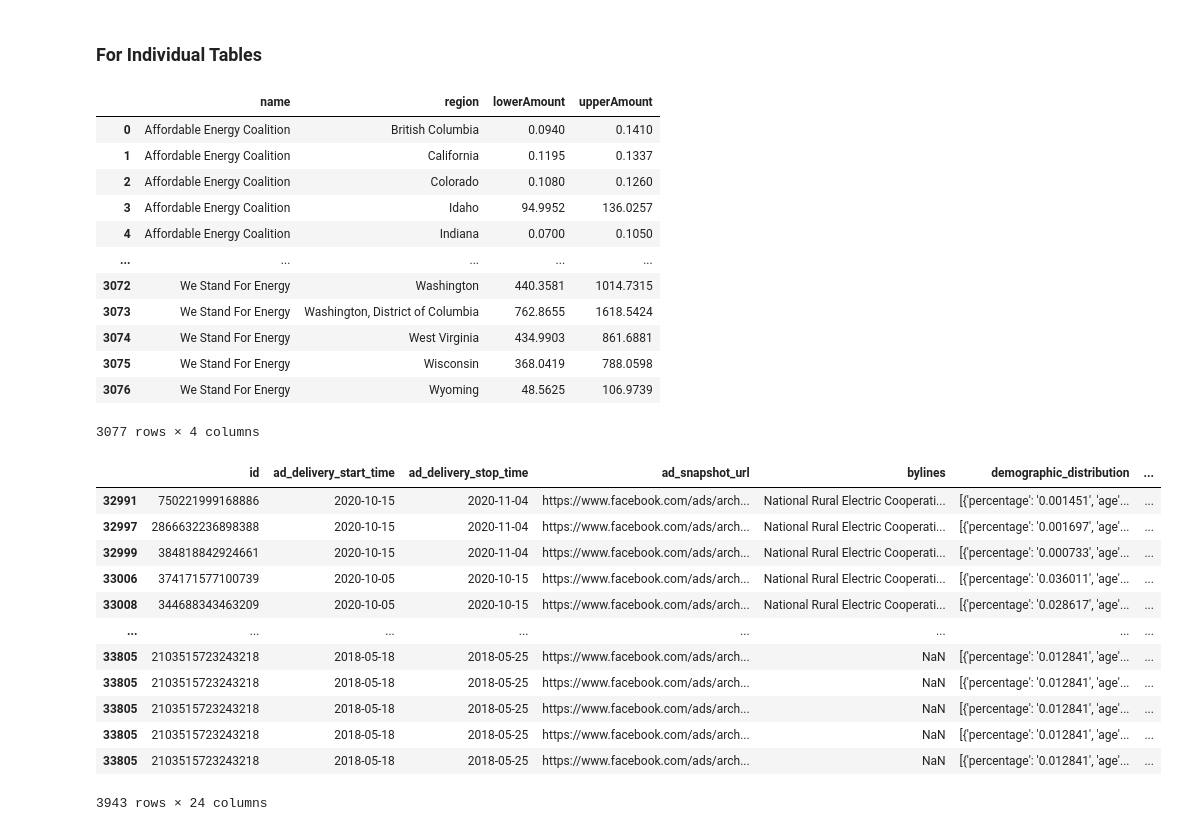
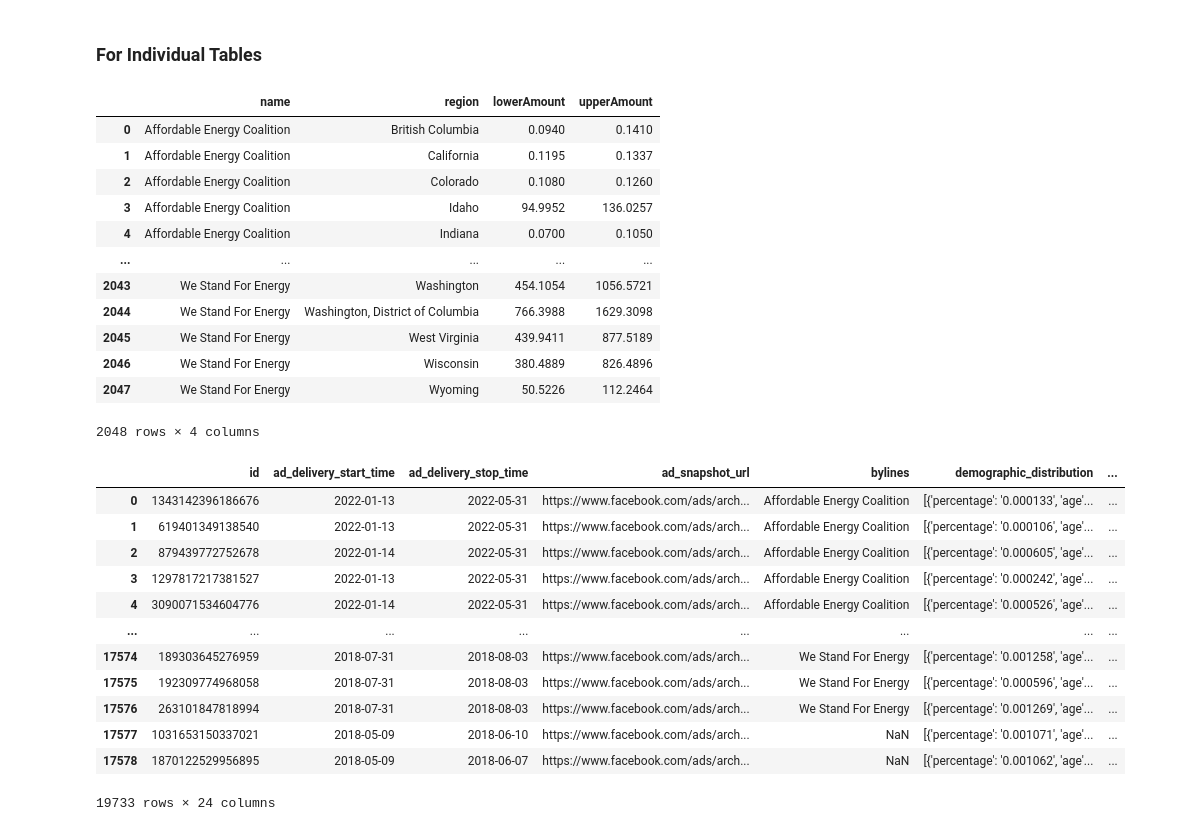
Before and after one commit to Energy-and-Policy-Institute/fb-ad-tracker, a Jupyter notebook: scripts/fetch-facebook-ads.ipynb, the cells around one changed output. Cells and saved outputs as stored; diff of their text form; code cells hidden in the pictures.

```diff
--- a/scripts/fetch-facebook-ads.ipynb
+++ b/scripts/fetch-facebook-ads.ipynb
@@ -84,7 +84,7 @@ idList = ['106039214814684',
 '105502284969626',
 '49560242814',
 '101691091213750',
-'113891694102',
+# '113891694102', removed Energy Citizens
 '292970844058835',
 '100801038449520',
 '108095672108380',
@@ -119,7 +119,7 @@ for i in idList:
     "search_page_ids": i,
     "ad_reached_countries": ["US"],
     "ad_delivery_date_min": "2018-05-24",
-    "ad_delivery_date_max": "2023-06-11",
+    "ad_delivery_date_max": "2023-06-29",
     "fields": "id, ad_delivery_start_time, ad_delivery_stop_time, ad_snapshot_url, bylines, delivery_by_region, demographic_distribution, impressions, publisher_platforms, spend, ad_creative_bodies, ad_creative_link_captions, ad_creative_link_descriptions, ad_creative_link_titles, page_name, page_id"
 })
     # Get the json document and pull out the next link and the data
@@ -257,29 +257,29 @@ result[['page_name', 'region', 'lowerAmount', 'upperAmount']].groupby(['page_nam
 | 3 | Affordable Energy Coalition | Idaho | 94.9952 | 136.0257 |
 | 4 | Affordable Energy Coalition | Indiana | 0.0700 | 0.1050 |
 | ... | ... | ... | ... | ... |
-| 3072 | We Stand For Energy | Washington | 440.3581 | 1014.7315 |
-| 3073 | We Stand For Energy | Washington, District of Columbia | 762.8655 | 1618.5424 |
-| 3074 | We Stand For Energy | West Virginia | 434.9903 | 861.6881 |
-| 3075 | We Stand For Energy | Wisconsin | 368.0419 | 788.0598 |
-| 3076 | We Stand For Energy | Wyoming | 48.5625 | 106.9739 |
+| 2043 | We Stand For Energy | Washington | 454.1054 | 1056.5721 |
+| 2044 | We Stand For Energy | Washington, District of Columbia | 766.3988 | 1629.3098 |
+| 2045 | We Stand For Energy | West Virginia | 439.9411 | 877.5189 |
+| 2046 | We Stand For Energy | Wisconsin | 380.4889 | 826.4896 |
+| 2047 | We Stand For Energy | Wyoming | 50.5226 | 112.2464 |
-3077 rows × 4 columns
+2048 rows × 4 columns
 # %%
 # if the percentage amount is less 10%, don't include it
-# result.query("percentage >.10")
-result.query(" page_name == 'Cooperative Action Network' ")
+result.query("percentage >.10")
+# result.query(" page_name == 'Cooperative Action Network' ")
 # %% [output]
 |  | id | ad_delivery_start_time | ad_delivery_stop_time | ad_snapshot_url | bylines | demographic_distribution | ... |
-| 32991 | 750221999168886 | 2020-10-15 | 2020-11-04 | https://www.facebook.com/ads/arch... | National Rural Electric Cooperati... | [{'percentage': '0.001451', 'age'... | ... |
-| 32997 | 2866632236898388 | 2020-10-15 | 2020-11-04 | https://www.facebook.com/ads/arch... | National Rural Electric Cooperati... | [{'percentage': '0.001697', 'age'... | ... |
-| 32999 | 384818842924661 | 2020-10-15 | 2020-11-04 | https://www.facebook.com/ads/arch... | National Rural Electric Cooperati... | [{'percentage': '0.000733', 'age'... | ... |
-| 33006 | 374171577100739 | 2020-10-05 | 2020-10-15 | https://www.facebook.com/ads/arch... | National Rural Electric Cooperati... | [{'percentage': '0.036011', 'age'... | ... |
-| 33008 | 344688343463209 | 2020-10-05 | 2020-10-15 | https://www.facebook.com/ads/arch... | National Rural Electric Cooperati... | [{'percentage': '0.028617', 'age'... | ... |
+| 0 | 1343142396186676 | 2022-01-13 | 2022-05-31 | https://www.facebook.com/ads/arch... | Affordable Energy Coalition | [{'percentage': '0.000133', 'age'... | ... |
+| 1 | 619401349138540 | 2022-01-13 | 2022-05-31 | https://www.facebook.com/ads/arch... | Affordable Energy Coalition | [{'percentage': '0.000106', 'age'... | ... |
+| 2 | 879439772752678 | 2022-01-14 | 2022-05-31 | https://www.facebook.com/ads/arch... | Affordable Energy Coalition | [{'percentage': '0.000605', 'age'... | ... |
+| 3 | 1297817217381527 | 2022-01-13 | 2022-05-31 | https://www.facebook.com/ads/arch... | Affordable Energy Coalition | [{'percentage': '0.000242', 'age'... | ... |
+| 4 | 3090071534604776 | 2022-01-14 | 2022-05-31 | https://www.facebook.com/ads/arch... | Affordable Energy Coalition | [{'percentage': '0.000526', 'age'... | ... |
 | ... | ... | ... | ... | ... | ... | ... | ... |
-| 33805 | 2103515723243218 | 2018-05-18 | 2018-05-25 | https://www.facebook.com/ads/arch... | NaN | [{'percentage': '0.012841', 'age'... | ... |
-| 33805 | 2103515723243218 | 2018-05-18 | 2018-05-25 | https://www.facebook.com/ads/arch... | NaN | [{'percentage': '0.012841', 'age'... | ... |
-| 33805 | 2103515723243218 | 2018-05-18 | 2018-05-25 | https://www.facebook.com/ads/arch... | NaN | [{'percentage': '0.012841', 'age'... | ... |
-| 33805 | 2103515723243218 | 2018-05-18 | 2018-05-25 | https://www.facebook.com/ads/arch... | NaN | [{'percentage': '0.012841', 'age'... | ... |
-| 33805 | 2103515723243218 | 2018-05-18 | 2018-05-25 | https://www.facebook.com/ads/arch... | NaN | [{'percentage': '0.012841', 'age'... | ... |
+| 17574 | 189303645276959 | 2018-07-31 | 2018-08-03 | https://www.facebook.com/ads/arch... | We Stand For Energy | [{'percentage': '0.001258', 'age'... | ... |
+| 17575 | 192309774968058 | 2018-07-31 | 2018-08-03 | https://www.facebook.com/ads/arch... | We Stand For Energy | [{'percentage': '0.000596', 'age'... | ... |
+| 17576 | 263101847818994 | 2018-07-31 | 2018-08-03 | https://www.facebook.com/ads/arch... | We Stand For Energy | [{'percentage': '0.001269', 'age'... | ... |
+| 17577 | 1031653150337021 | 2018-05-09 | 2018-06-10 | https://www.facebook.com/ads/arch... | NaN | [{'percentage': '0.001071', 'age'... | ... |
+| 17578 | 1870122529956895 | 2018-05-09 | 2018-06-07 | https://www.facebook.com/ads/arch... | NaN | [{'percentage': '0.001062', 'age'... | ... |
-3943 rows × 24 columns
+19733 rows × 24 columns
 # %%
 # export data
```
Also changed, not shown: parts of 6 cells of this notebook, 30 other files.
